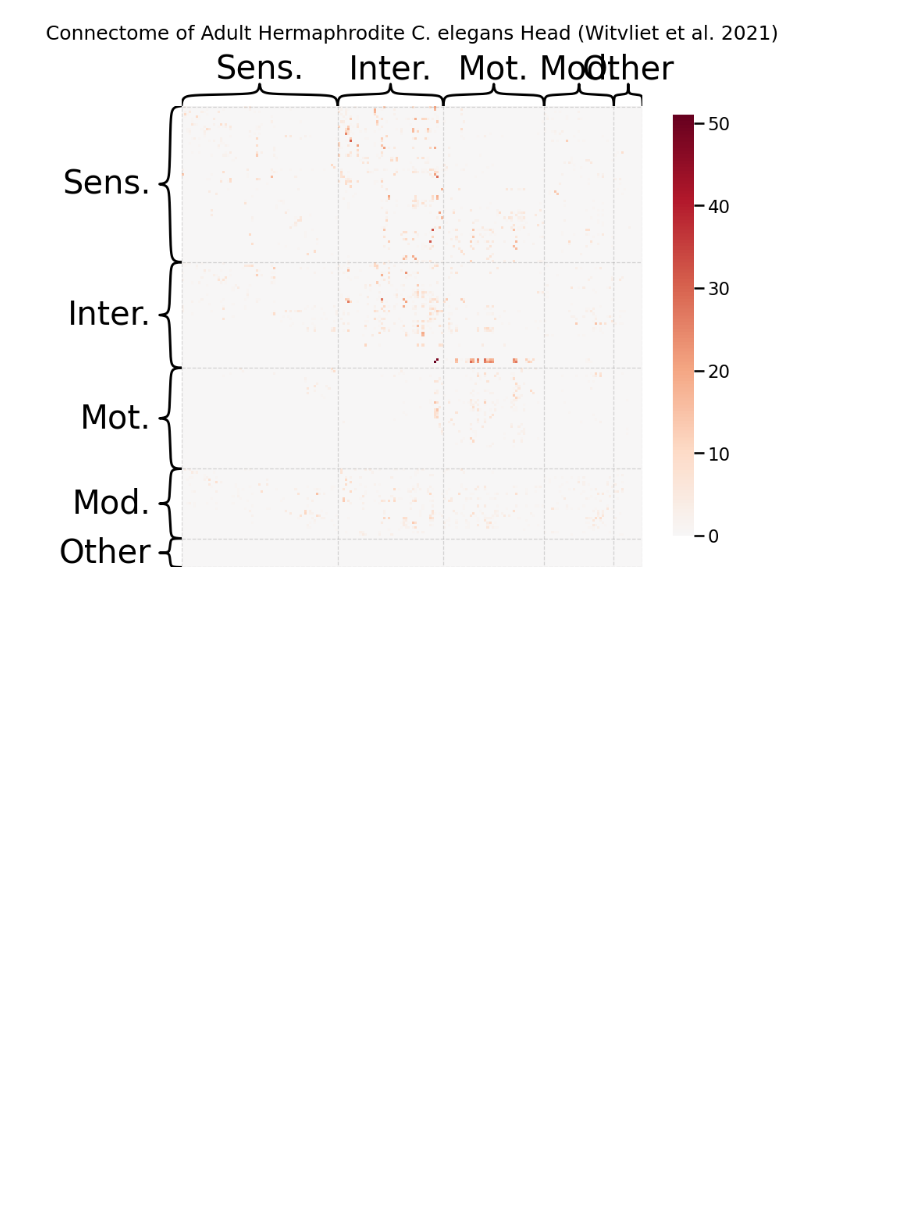
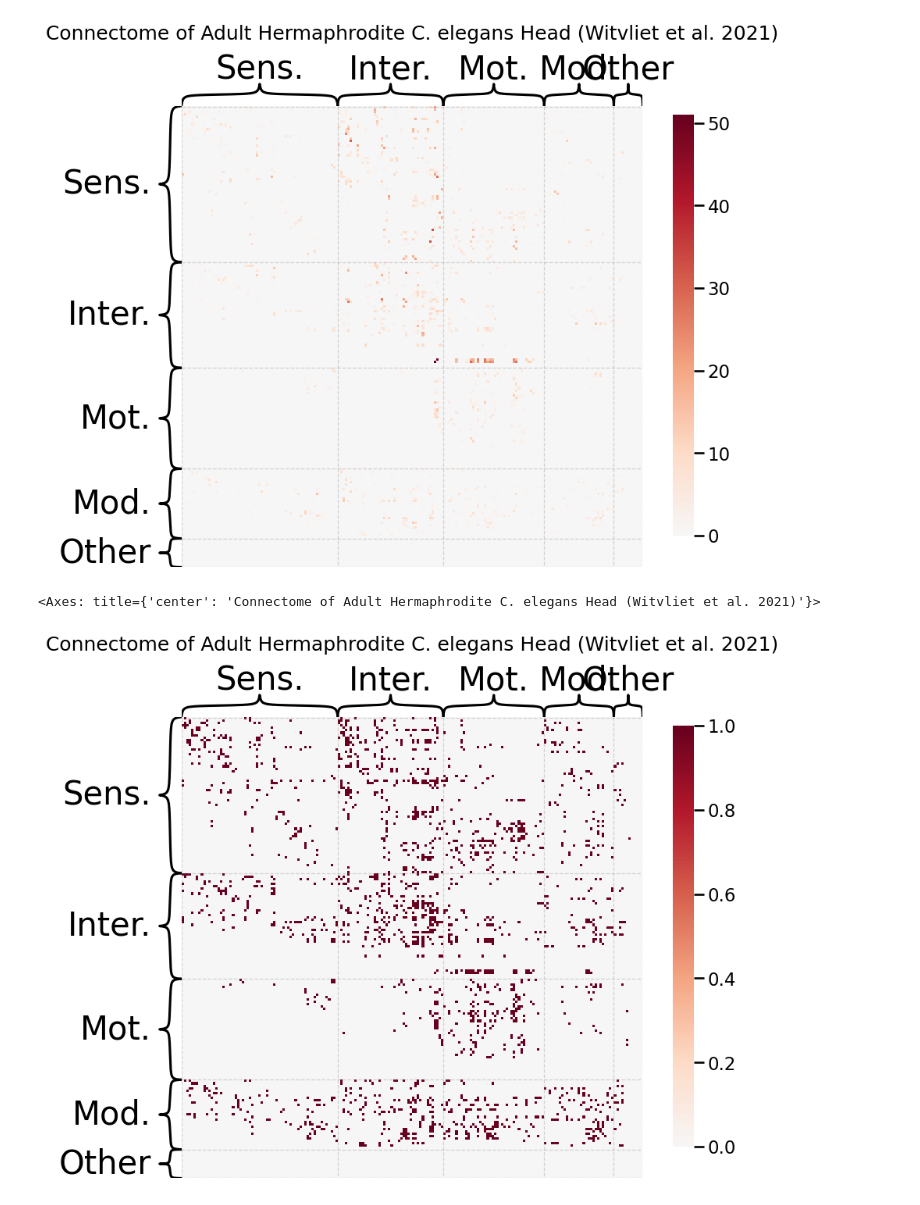
Before and after one commit to Shavit-Lab/celegans_connectome_analysis, a Jupyter notebook: graph_viz.ipynb, the cells around one changed output. Saved outputs shown, nothing was run; the diff lists cells and outputs as text; code cells hidden in the pictures; blank space fills up the shorter version.

Commit message:
binarize

```diff
--- a/graph_viz.ipynb
+++ b/graph_viz.ipynb
@@ -105,3 +120,14 @@ gl.plot.heatmap(A, inner_hier_labels=neuron_types, sort_nodes=False, title=title
 # %% [output]
 <Axes: title={'center': 'Connectome of Adult Hermaphrodite C. elegans Head (Witvliet et al. 2021)'}>
 [figure]
+# %%
+# use gl.plot.heatmap to plot the adjacency matrix and make the figure size 20x20
+#fig, ax = plt.subplots(figsize=(20, 20))
+
+
+title = "Binarized of Adult Hermaphrodite C. elegans Head (Witvliet et al. 2021)"
+
+gl.plot.heatmap(A>0, inner_hier_labels=neuron_types, sort_nodes=False, title=title)#, ax=ax)
+# %% [output]
+<Axes: title={'center': 'Connectome of Adult Hermaphrodite C. elegans Head (Witvliet et al. 2021)'}>
+[figure, added]
```
Also changed, not shown: parts of 4 cells of this notebook.
